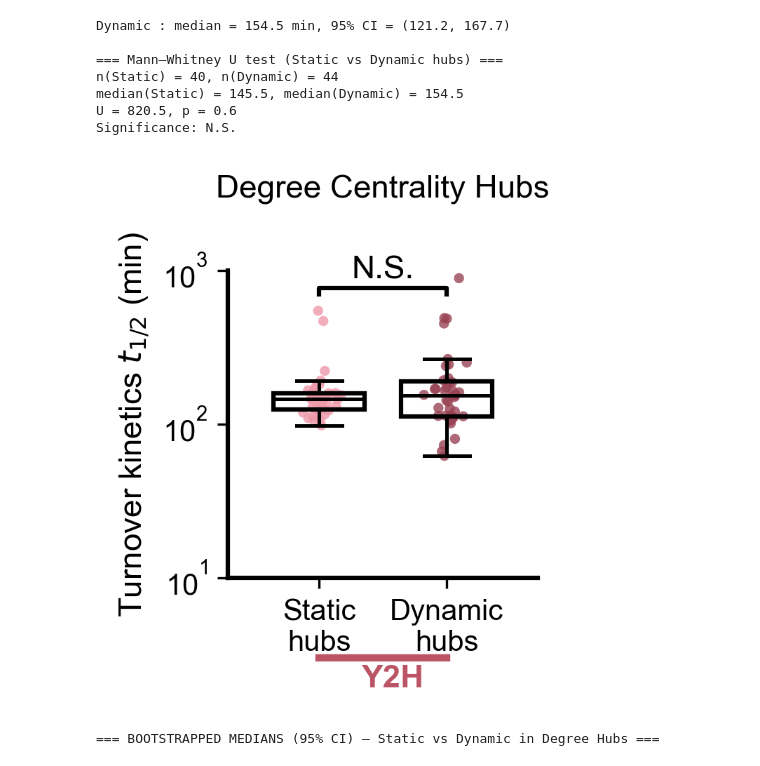
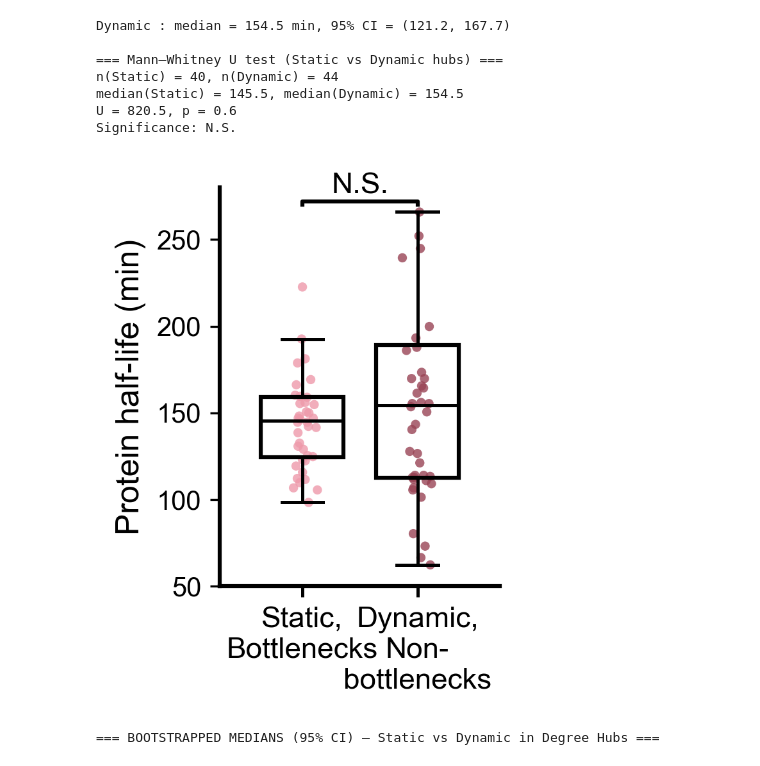
Before and after one commit to NCEMS/energetic-origins-of-PPI-connectivity, a Jupyter notebook: analysis-notebooks/from-muskan/Supp-5-figure-v2.ipynb, the cells around one changed output. Saved outputs shown, nothing was run; the diff lists cells and outputs as text; code cells hidden in the pictures.

```diff
--- a/analysis-notebooks/from-muskan/Supp-5-figure-v2.ipynb
+++ b/analysis-notebooks/from-muskan/Supp-5-figure-v2.ipynb
@@ -548,14 +553,14 @@ U = 820.5, p = 0.6
 Significance: N.S.
 # %%
 def add_bracket_with_text(ax, x1, x2, y, text):
-    y_top = y * 1.1
+    y_top = y + 2
     ax.plot([x1, x1, x2, x2],
             [y,  y_top, y_top, y],
             lw=1.5,
             c="black",
             clip_on=False)
     ax.text((x1 + x2)/2,
-            y_top * 1.05,
+            y_top + 1.05,
             text,
             ha="center",
             va="bottom",
@@ -578,7 +583,7 @@ for pos, (vals, color) in zip(positions, zip(group_data, group_colors)):
 # --- Boxplots on top: outlines only, no fill, no fliers ---
 bp = ax.boxplot(
     group_data,
-    tick_labels=["Static\nhubs", "Dynamic\nhubs"],
+    tick_labels=["Static,\nBottlenecks", "Dynamic,\nNon-\nbottlenecks"],
     positions=positions,
     widths=0.5,
     patch_artist=True,
@@ -589,43 +594,54 @@ for box in bp["boxes"]:
     box.set_facecolor("none")
     box.set_edgecolor("black")
     box.set_linewidth(1.5)
     box.set_zorder(3)
 
 for element in ["whiskers", "caps", "medians"]:
     for line in bp[element]:
         line.set_color("black")
         line.set_linewidth(1.2)
         line.set_zorder(3)
 
+# === 3. X-axis labels ===
+ax.set_xticks(positions)
+ax.set_xticklabels(["Static,\nBottlenecks", "Dynamic,\nNon-\nbottlenecks"],
+                       fontsize=11)
+ax.tick_params(axis="x", length=4, width=1.2)
+
+labs = ax.get_xticklabels()
+labs[0].set_color("black")
+labs[1].set_color("black")
+
 # Styling
-ax.set_yscale("log")
-ax.set_ylim(1e1, 1e3)
-ax.minorticks_off()
-ax.set_ylabel(r'Turnover kinetics $t_{1/2}$ (min)', fontsize=11)
-ax.set_title("Degree Centrality Hubs", fontsize=11)
+#ax.set_yscale("log")
+ax.set_ylim(50, 280)
+#ax.minorticks_off()
+ax.set_ylabel('Protein half-life (min)', fontsize=12)
+bracket_y = 260
+bracket_h = 2
 
 # Spines
 ax.spines["top"].set_visible(False)
 ax.spines["right"].set_visible(False)
 ax.spines["left"].set_linewidth(1.5)
 ax.spines["bottom"].set_linewidth(1.5)
 
 # Set clean y-limits: from 0 down to a bit below the lowest value
-y_min = min(y2h_hub_vals.min(), y2h_nothub_vals.min())
-y_max = max(y2h_hub_vals.max(), y2h_nothub_vals.max())
+#y_min = min(y2h_hub_vals.min(), y2h_nothub_vals.min())
+#y_max = max(y2h_hub_vals.max(), y2h_nothub_vals.max())
 
 # Significance bracket
-add_bracket_with_text(ax, positions[0], positions[1], y=700, text=stars)
+add_bracket_with_text(ax, positions[0], positions[1], y=270, text=stars)
 
 # Bottom group label: "Y2H" style
 trans = ax.get_xaxis_transform()
-ax.plot([1.0, 1.7], [-0.26, -0.26], transform=trans, clip_on=False, color=Y2H_COLOR, lw=2.5)
-ax.text(1.4, -0.28, "Y2H", transform=trans, ha="center", va="top",
-        fontsize=11, fontweight="bold", color=Y2H_COLOR)
+#ax.plot([1.0, 1.7], [-0.26, -0.26], transform=trans, clip_on=False, color=Y2H_COLOR, lw=2.5)
+#ax.text(1.4, -0.28, "Y2H", transform=trans, ha="center", va="top",
+#        fontsize=11, fontweight="bold", color=Y2H_COLOR)
 
 plt.tight_layout()
 plt.savefig(f"{OUT_PATH}supp-5c.svg", dpi=400, bbox_inches='tight')
 plt.show()
 # %% [output]
-[figure, old version]
+[figure, new version]
 # %%
```
Also changed, not shown: parts of 10 cells of this notebook, 29 other files.
